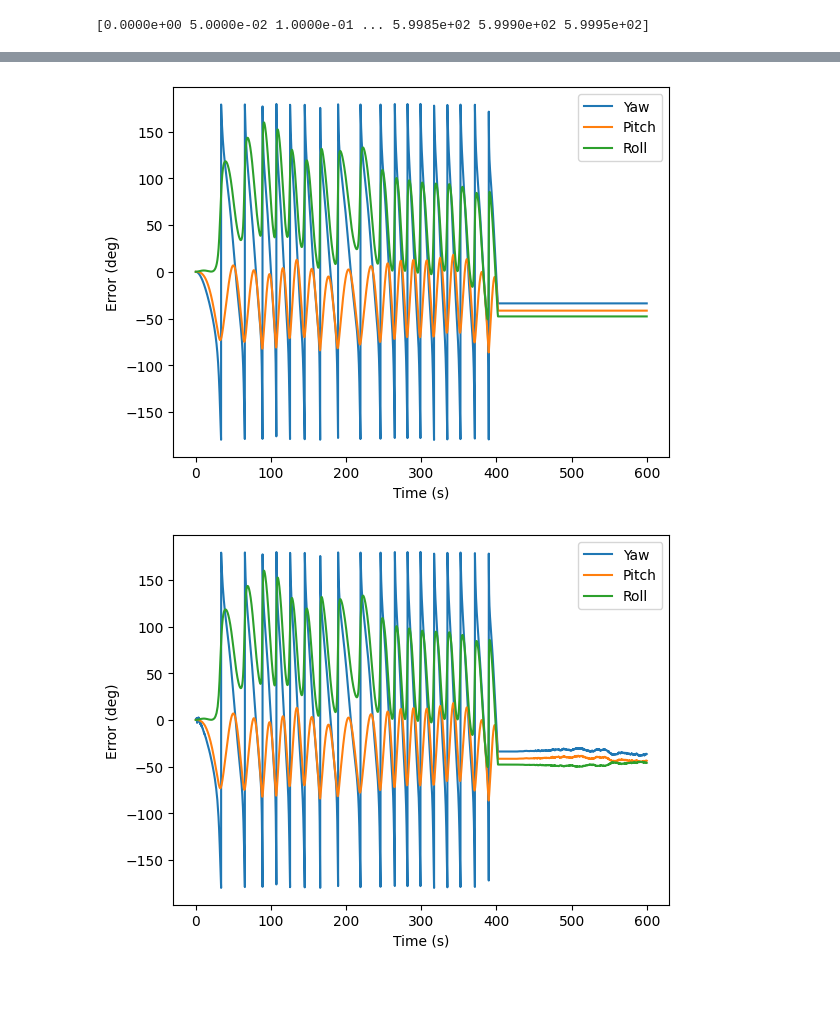
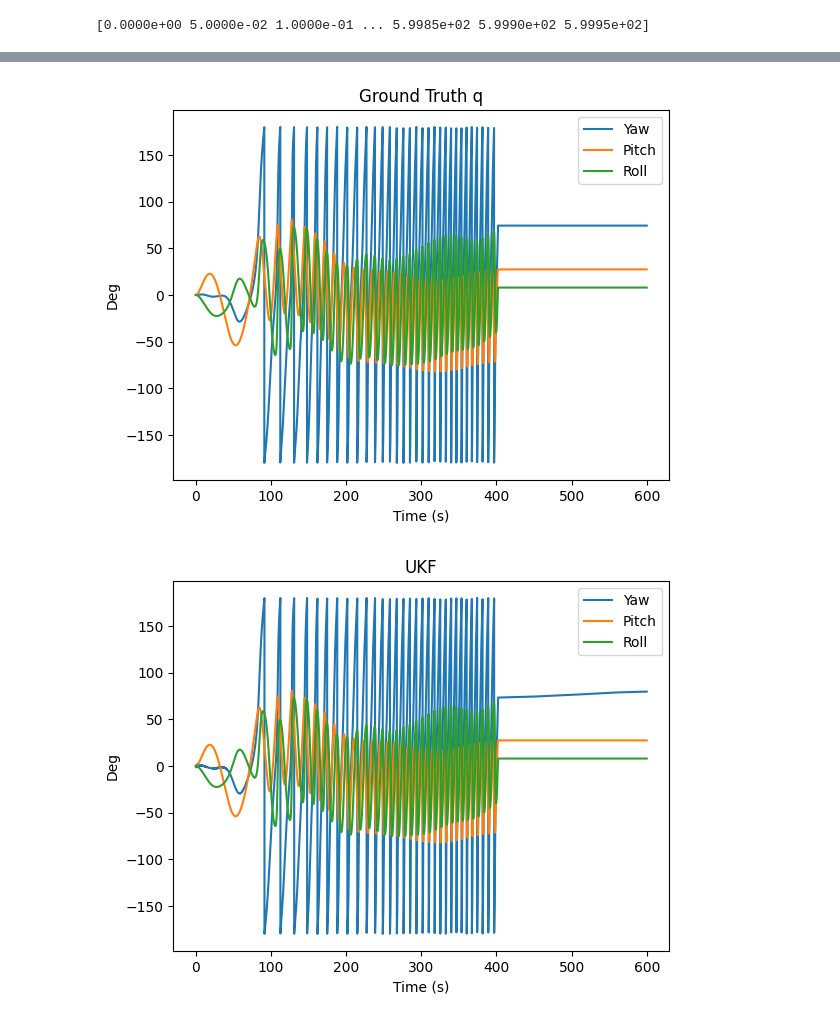
Before and after one commit to TimMagoun/usque, a Jupyter notebook: USQUE_python/data_explore.ipynb, the cells around one changed output, grey strips where cells are left out. Saved outputs shown, nothing was run; the diff lists cells and outputs as text; code cells hidden in the pictures; blank space fills up the shorter version.

```diff
--- a/USQUE_python/data_explore.ipynb
+++ b/USQUE_python/data_explore.ipynb
@@ -31,16 +34,17 @@ def gen_data() -> Tuple:
     for i in range(3):
         acc_fn = scipy.interpolate.interp1d(
             np.arange(num_acc_steps + 1),
-            np.random.randn(num_acc_steps + 1) * dt ** 2,
+            np.random.randn(num_acc_steps + 1) * dt / 10,
             kind="cubic",
         )
         gt_omega[:, i, 0] = cumulative_trapezoid(
             acc_fn(np.linspace(0, num_acc_steps, N)), dx=dt, initial=0, axis=0
         )
 
-    # Make omega zero for the first and last 20%
+    # Make omega zero for the last chunk of time
     stationary_time = int(N * 0.33)
     gt_omega[-stationary_time: ] = 0
+    # gt_omega[:stationary_time] = 0
 
     # Generate gt attitude
     gt_q = np.zeros((N, 4, 1))
@@ -61,7 +65,8 @@ def gen_data() -> Tuple:
         noisy_acc[i] = acc_read(gt_q[i]) + np.random.randn(3, 1) * sig_acc
 
     return gt_q, gt_omega, gt_bias, noisy_omega, noisy_acc
-# gt_q, gt_omega, gt_bias, noisy_omega, noisy_acc = gen_data()
+gt_q, gt_omega, gt_bias, noisy_omega, noisy_acc = gen_data()
+t = np.arange(gt_q.shape[0]) * consts.dt
 # %%
 def gen_save_data(name):
     gt_q, gt_omega, gt_bias, noisy_omega, noisy_acc = gen_data()
@@ -85,7 +90,7 @@ def load_data(path):
     t = np.arange(gt_q.shape[0]) * data["dt"]
     return t, gt_q, gt_omega, gt_bias, noisy_omega, noisy_acc
 
-t, gt_q, gt_omega, gt_bias, noisy_omega, noisy_acc = load_data(f"data/{grade.lower()}.npz")
+# t, gt_q, gt_omega, gt_bias, noisy_omega, noisy_acc = load_data(f"data/{grade.lower()}.npz")
 # %%
 print(t)
 # %% [output]
@@ -120,20 +125,23 @@ plt.savefig(f'figs/{grade}_noisy_omega.png')
 # %%
-def plot_q(q: np.ndarray) -> None:
+def plot_q(q: np.ndarray, title: str = None) -> None:
     assert q.shape[1] == 4
-    q = q[:, :, 0]
+    if len(q.shape) == 3:
+        q = q[:, :, 0]
     rot = R.from_quat(q)
     ypr = rot.as_euler("ZYX", degrees=True)
     plt.plot(t, ypr[:, 0], label="Yaw")
     plt.plot(t, ypr[:, 1], label="Pitch")
     plt.plot(t, ypr[:, 2], label="Roll")
+    if title is not None:
+        plt.title(title)
     plt.xlabel("Time (s)")
-    plt.ylabel("Error (deg)")
+    plt.ylabel("Deg")
     plt.legend()
     plt.show()
 
-plot_q(gt_q)
+plot_q(gt_q, title="Ground Truth q")
 # %% [output]
-[figure, old version]
+[figure, new version]
 # %%
 from usque import run_ukf, DEFAULT_TYPE
 from consts import n, N
@@ -152,7 +160,7 @@ q, P = run_ukf(x0, P0, W, Y)
 # %%
-plot_q(q)
+plot_q(q, title="UKF")
 # %% [output]
-[figure, old version]
+[figure, new version]
 # %%
 from quat import prop_matrix
 
```
Also changed, not shown: parts of 8 cells of this notebook, 5 other files.
